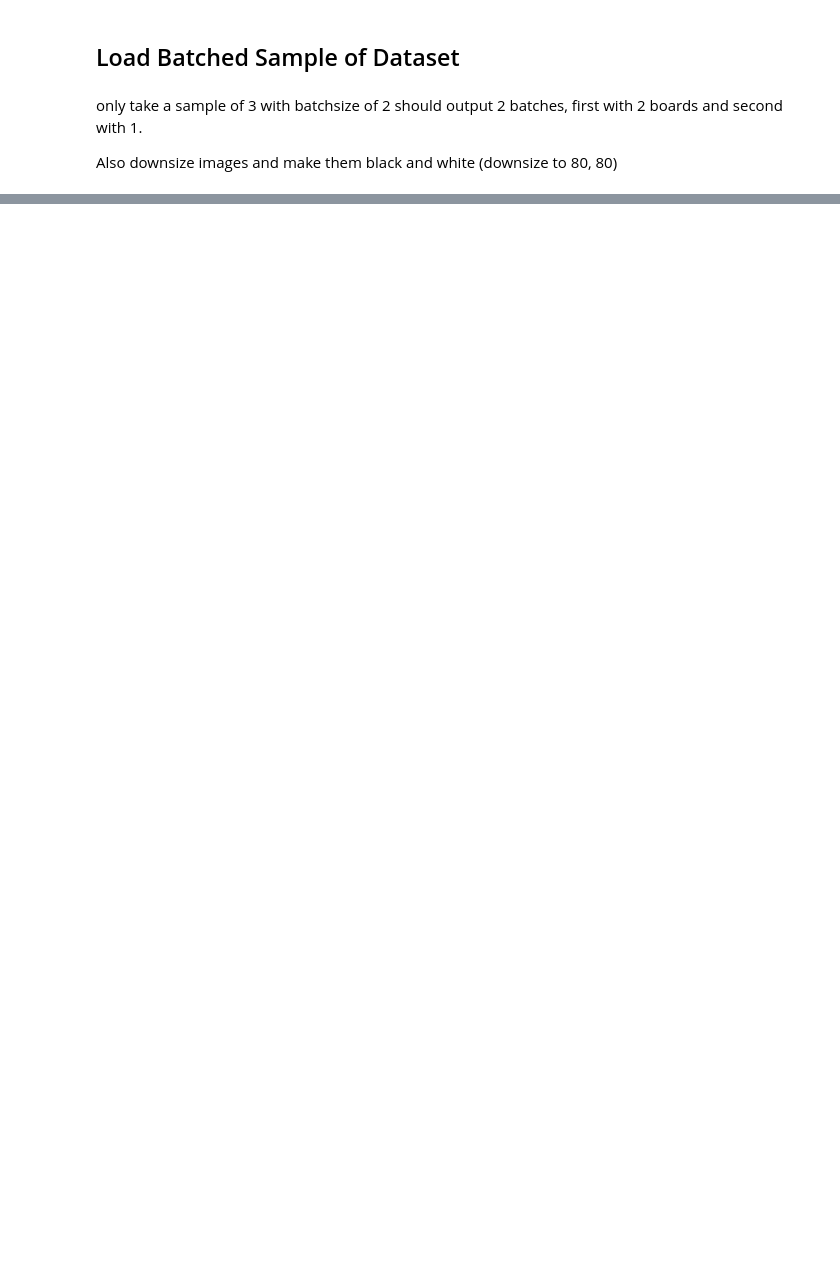
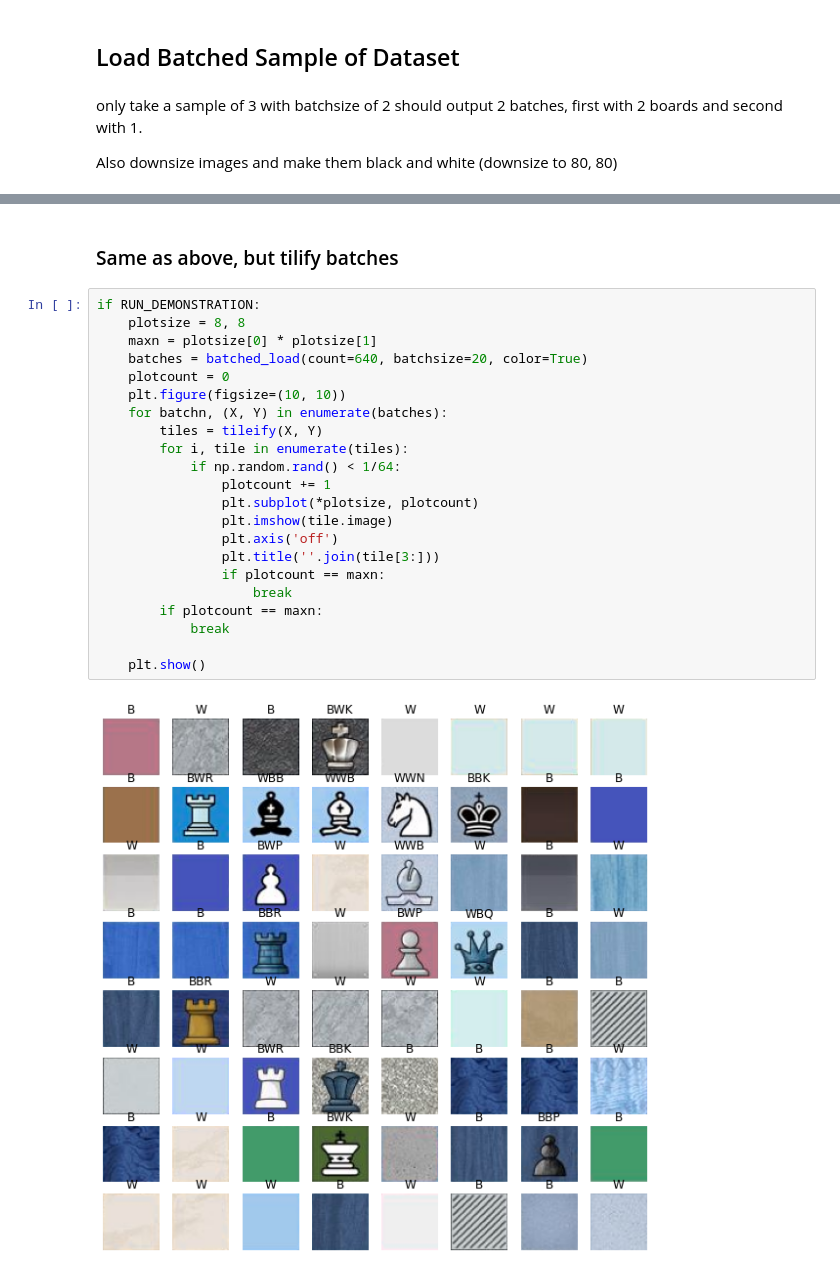
Before and after one commit to jordanc3/COMP5048, a Jupyter notebook: Loading Dataset and Preprocess.ipynb, the cells around one changed output, grey strips where cells are left out. Cells and saved outputs as stored; diff of their text form; blank space fills up the shorter version.

```diff
--- a/Loading Dataset and Preprocess.ipynb
+++ b/Loading Dataset and Preprocess.ipynb
@@ -267,0 +319,26 @@ if RUN_DEMONSTRATION:
+# %% [markdown]
+### Same as above, but tilify batches
+# %%
+if RUN_DEMONSTRATION:
+    plotsize = 8, 8
+    maxn = plotsize[0] * plotsize[1]
+    batches = batched_load(count=640, batchsize=20, color=True)
+    plotcount = 0
+    plt.figure(figsize=(10, 10))
+    for batchn, (X, Y) in enumerate(batches):
+        tiles = tileify(X, Y)
+        for i, tile in enumerate(tiles):
+            if np.random.rand() < 1/64:
+                plotcount += 1
+                plt.subplot(*plotsize, plotcount)
+                plt.imshow(tile.image)
+                plt.axis('off')
+                plt.title(''.join(tile[3:]))
+                if plotcount == maxn:
+                    break
+        if plotcount == maxn:
+            break
+
+    plt.show()
+# %% [output]
+[figure, added]
```
Also changed, not shown: parts of 10 cells of this notebook.
